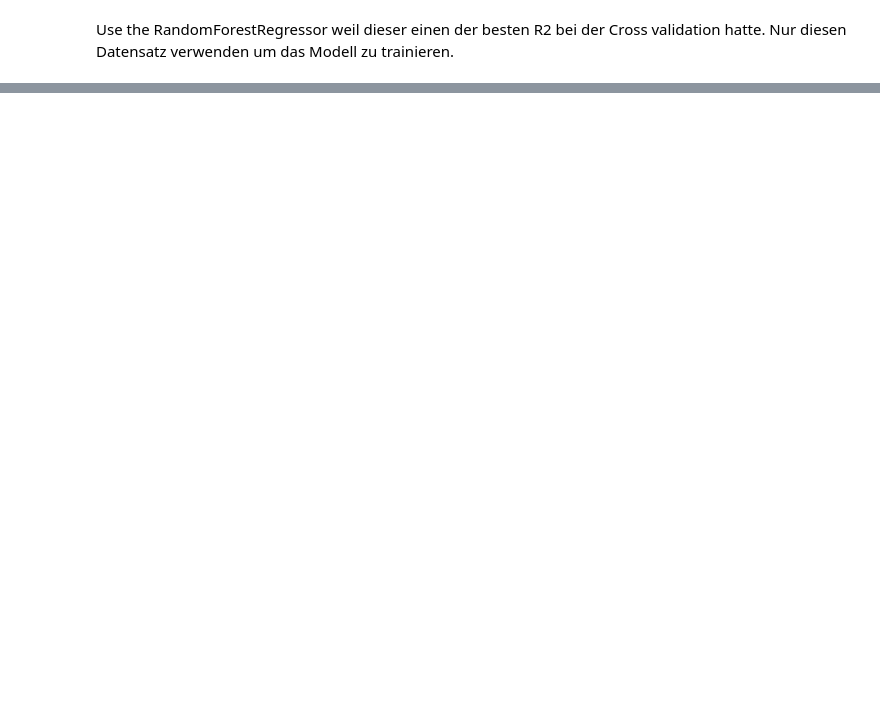
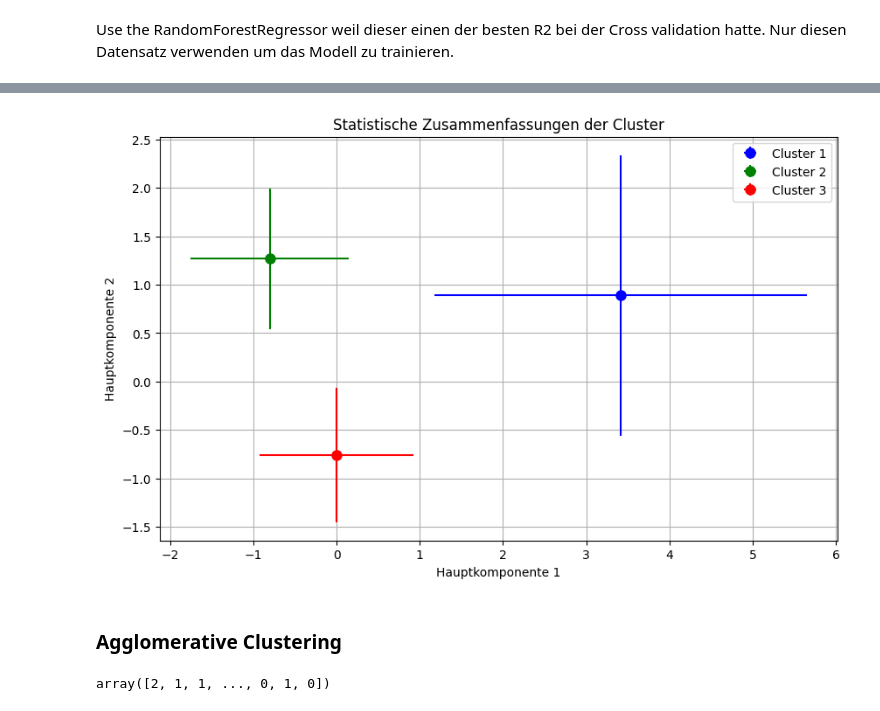
Before and after one commit to TobiasGleiter/data-science, a Jupyter notebook: main.ipynb, the cells around one changed output, grey strips where cells are left out. Cells and saved outputs as stored; diff of their text form; code cells hidden in the pictures; blank space fills up the shorter version.

```diff
--- a/main.ipynb
+++ b/main.ipynb
@@ -1299,0 +1420,7 @@ array([109.27253418])
+# %%
+# Hinzufügen der Cluster-Zuweisungen zum DataFrame
+pca_df['Cluster'] = cluster_labels
+
+# Statistische Zusammenfassungen für jedes Cluster
+cluster_summary = pca_df.groupby('Cluster').describe()
+cluster_summary
@@ -1299,0 +1435,35 @@ array([109.27253418])
+# %%
+# Mittelwerte der Hauptkomponenten für jedes Cluster
+cluster_means = cluster_summary['PC1']['mean'], cluster_summary['PC2']['mean']
+
+cluster_std = cluster_summary['PC1']['std'], cluster_summary['PC2']['std']
+num_clusters = len(cluster_means[0])
+
+colors = ['b', 'g', 'r', 'c', 'm']
+
+plt.figure(figsize=(10, 6))
+for i in range(num_clusters):
+    plt.errorbar(cluster_means[0][i], cluster_means[1][i], xerr=cluster_std[0][i], yerr=cluster_std[1][i],
+                 fmt='o', markersize=8, color=colors[i], label=f'Cluster {i+1}')
+
+plt.title('Statistische Zusammenfassungen der Cluster')
+plt.xlabel('Hauptkomponente 1')
+plt.ylabel('Hauptkomponente 2')
+plt.legend()
+plt.grid(True)
+plt.show()
+# %% [output]
+[figure, added]
+# %% [markdown]
+### Agglomerative Clustering
+# %%
+from sklearn.cluster import AgglomerativeClustering
+
+num_clusters = 3
+
+agg_clustering = AgglomerativeClustering(n_clusters=num_clusters)
+agg_cluster_labels = agg_clustering.fit_predict(pca_df.drop(columns='Cluster'))
+
+agg_cluster_labels
+# %% [output]
+array([2, 1, 1, ..., 0, 1, 0])
```
Also changed, not shown: parts of 20 cells of this notebook.
